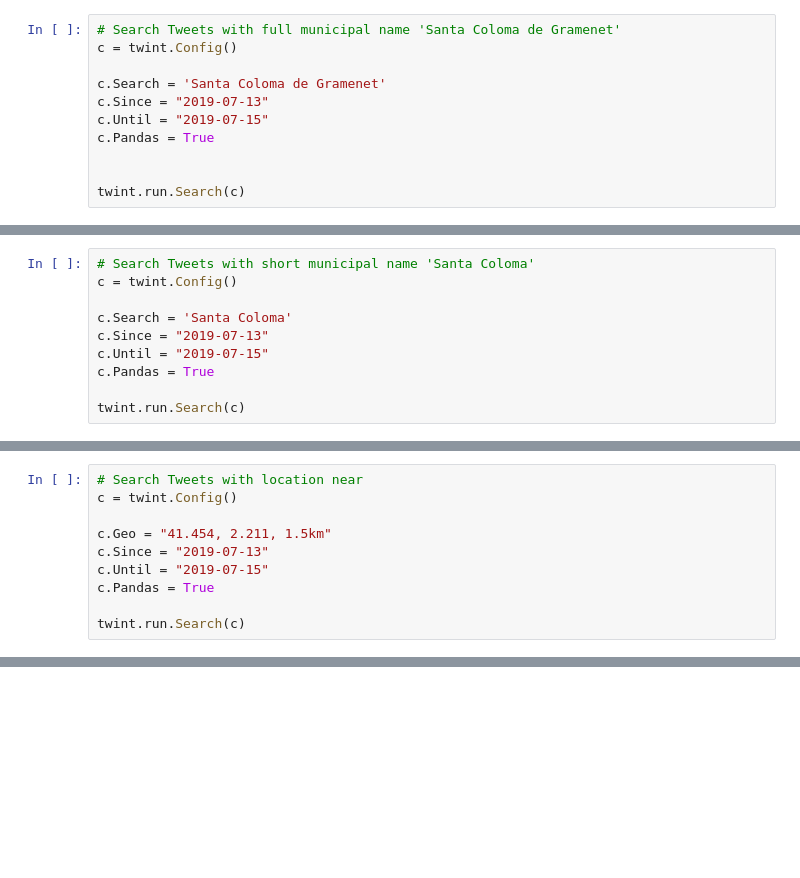
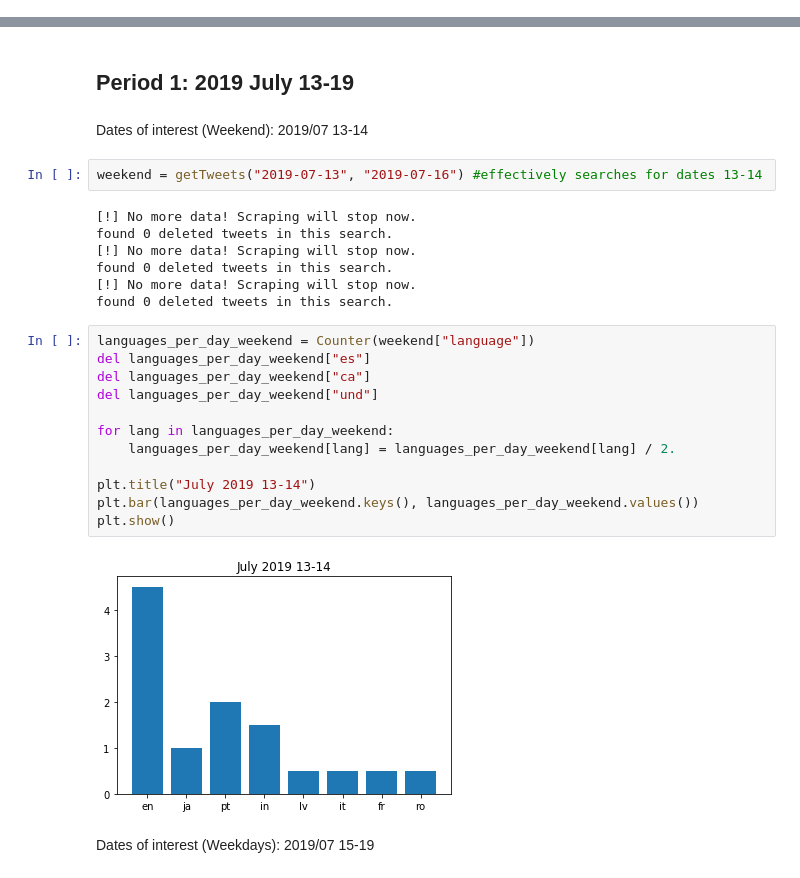
Before and after one commit to jeonghlee12/migrations_research, a Jupyter notebook: Draft.ipynb, the cells around one changed output, grey strips where cells are left out. Saved outputs shown, nothing was run; the diff lists cells and outputs as text; blank space fills up the shorter version.

```diff
--- a/Draft.ipynb
+++ b/Draft.ipynb
@@ -15,11 +0,0 @@ df = pd.DataFrame()
-# %%
-# Search Tweets with full municipal name 'Santa Coloma de Gramenet'
-c = twint.Config()
-
-c.Search = 'Santa Coloma de Gramenet'
-c.Since = "2019-07-13"
-c.Until = "2019-07-15"
-c.Pandas = True
-
-
-twint.run.Search(c)
@@ -48,10 +0,0 @@ print(len(df))
-# %%
-# Search Tweets with short municipal name 'Santa Coloma'
-c = twint.Config()
-
-c.Search = 'Santa Coloma'
-c.Since = "2019-07-13"
-c.Until = "2019-07-15"
-c.Pandas = True
-
-twint.run.Search(c)
@@ -82,10 +0,0 @@ len(df)
-# %%
-# Search Tweets with location near
-c = twint.Config()
-
-c.Geo = "41.454, 2.211, 1.5km"
-c.Since = "2019-07-13"
-c.Until = "2019-07-15"
-c.Pandas = True
-
-twint.run.Search(c)
@@ -191,0 +54,29 @@ detect(df.tweet[16])
+# %% [markdown]
+## Period 1: 2019 July 13-19
+# %% [markdown]
+Dates of interest (Weekend): 2019/07 13-14
+# %%
+weekend = getTweets("2019-07-13", "2019-07-16") #effectively searches for dates 13-14
+# %% [output]
+[!] No more data! Scraping will stop now.
+found 0 deleted tweets in this search.
+[!] No more data! Scraping will stop now.
+found 0 deleted tweets in this search.
+[!] No more data! Scraping will stop now.
+found 0 deleted tweets in this search.
+# %%
+languages_per_day_weekend = Counter(weekend["language"])
+del languages_per_day_weekend["es"]
+del languages_per_day_weekend["ca"]
+del languages_per_day_weekend["und"]
+
+for lang in languages_per_day_weekend:
+    languages_per_day_weekend[lang] = languages_per_day_weekend[lang] / 2.
+
+plt.title("July 2019 13-14")
+plt.bar(languages_per_day_weekend.keys(), languages_per_day_weekend.values())
+plt.show()
+# %% [output]
+[figure, added]
+# %% [markdown]
+Dates of interest (Weekdays): 2019/07 15-19
```
Also changed, not shown: parts of 42 cells of this notebook.
